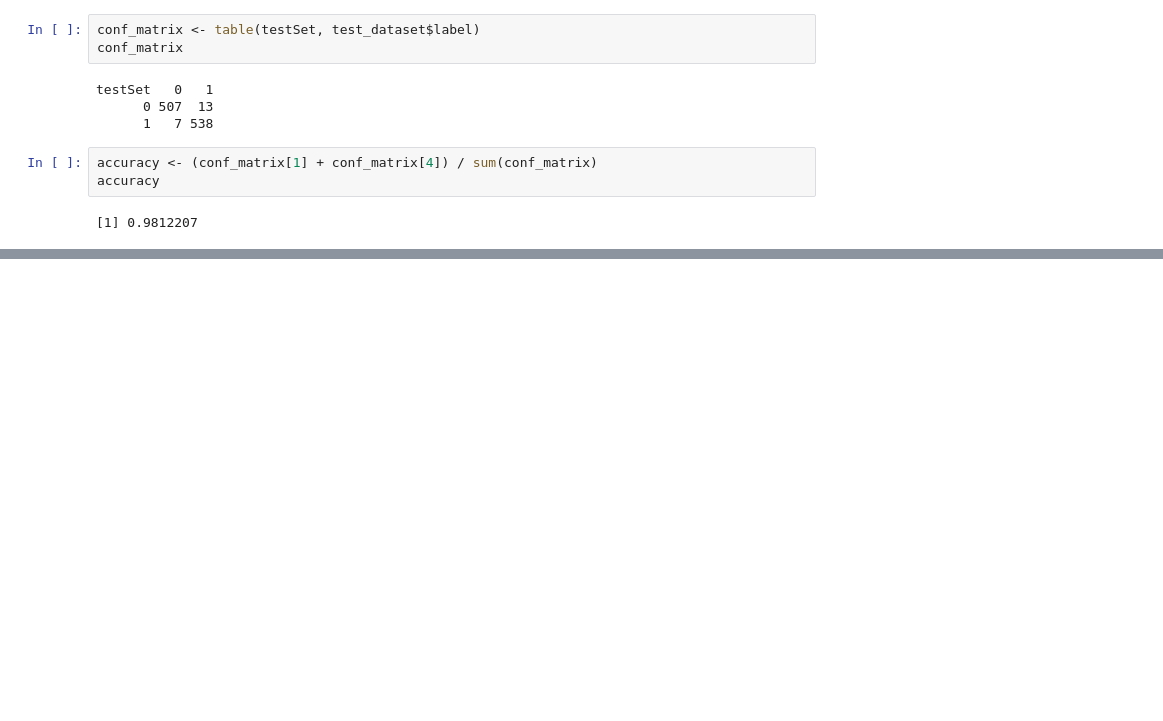
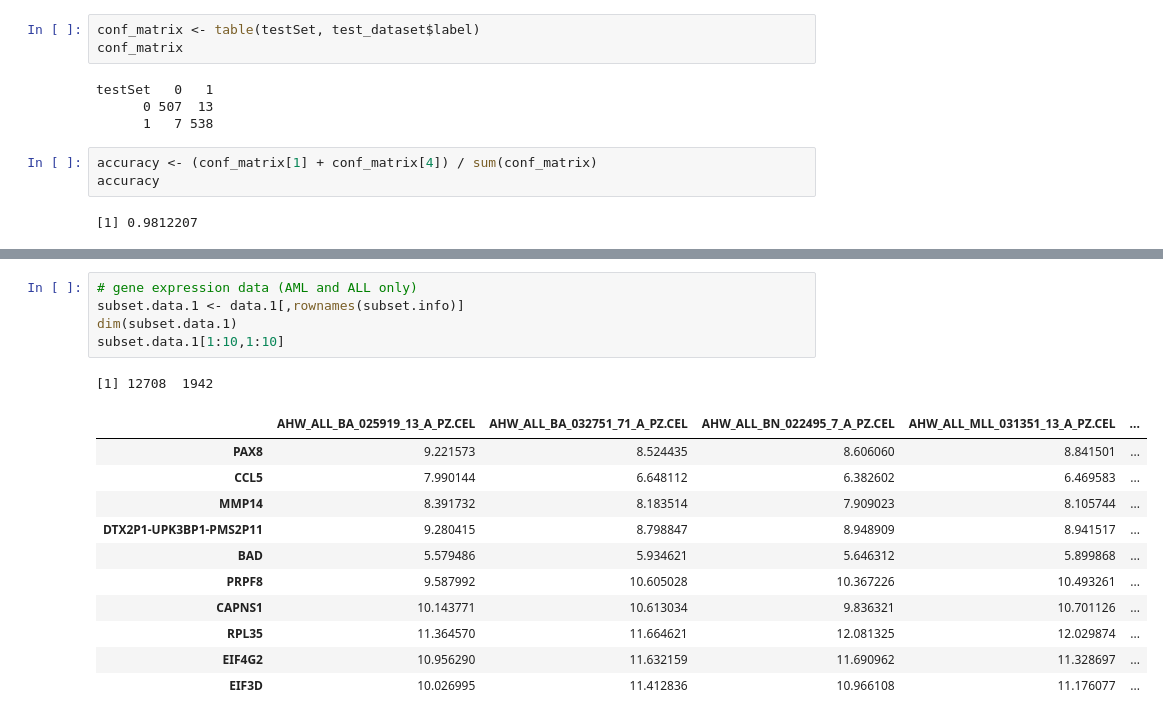
Before and after one commit to nclgbd/geneGPT, a Jupyter notebook: models.ipynb, the cells around one changed output, grey strips where cells are left out. Saved outputs shown, nothing was run; the diff lists cells and outputs as text; blank space fills up the shorter version.

```diff
--- a/models.ipynb
+++ b/models.ipynb
@@ -253,0 +289,18 @@ accuracy
+# %%
+# gene expression data (AML and ALL only)
+subset.data.1 <- data.1[,rownames(subset.info)]
+dim(subset.data.1)
+subset.data.1[1:10,1:10]
+# %% [output]
+[1] 12708  1942
+|  | AHW_ALL_BA_025919_13_A_PZ.CEL | AHW_ALL_BA_032751_71_A_PZ.CEL | AHW_ALL_BN_022495_7_A_PZ.CEL | AHW_ALL_MLL_031351_13_A_PZ.CEL | ... |
+| PAX8 | 9.221573 | 8.524435 | 8.606060 | 8.841501 | ... |
+| CCL5 | 7.990144 | 6.648112 | 6.382602 | 6.469583 | ... |
+| MMP14 | 8.391732 | 8.183514 | 7.909023 | 8.105744 | ... |
+| DTX2P1-UPK3BP1-PMS2P11 | 9.280415 | 8.798847 | 8.948909 | 8.941517 | ... |
+| BAD | 5.579486 | 5.934621 | 5.646312 | 5.899868 | ... |
+| PRPF8 | 9.587992 | 10.605028 | 10.367226 | 10.493261 | ... |
+| CAPNS1 | 10.143771 | 10.613034 | 9.836321 | 10.701126 | ... |
+| RPL35 | 11.364570 | 11.664621 | 12.081325 | 12.029874 | ... |
+| EIF4G2 | 10.956290 | 11.632159 | 11.690962 | 11.328697 | ... |
+| EIF3D | 10.026995 | 11.412836 | 10.966108 | 11.176077 | ... |
```
Also changed, not shown: parts of 32 cells of this notebook.
